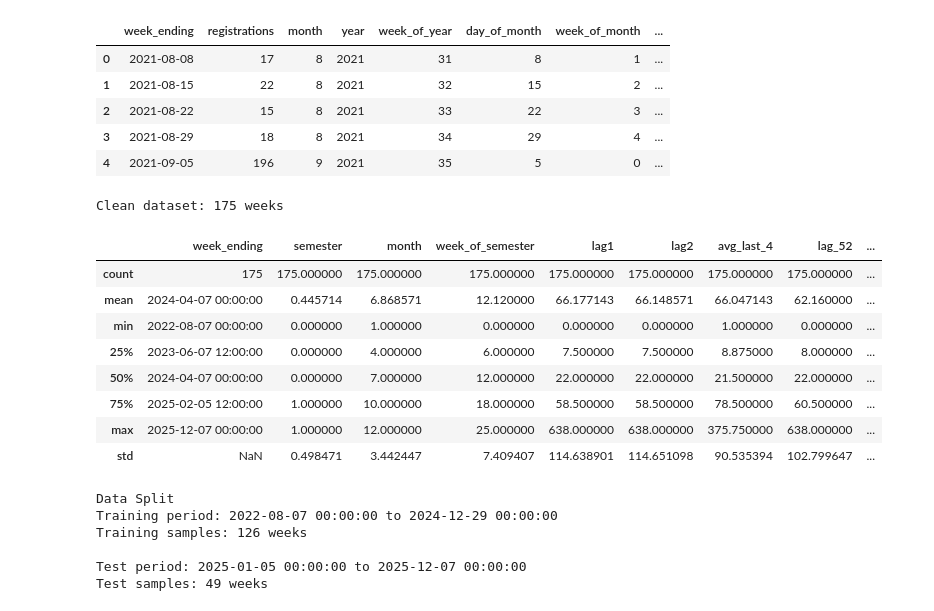
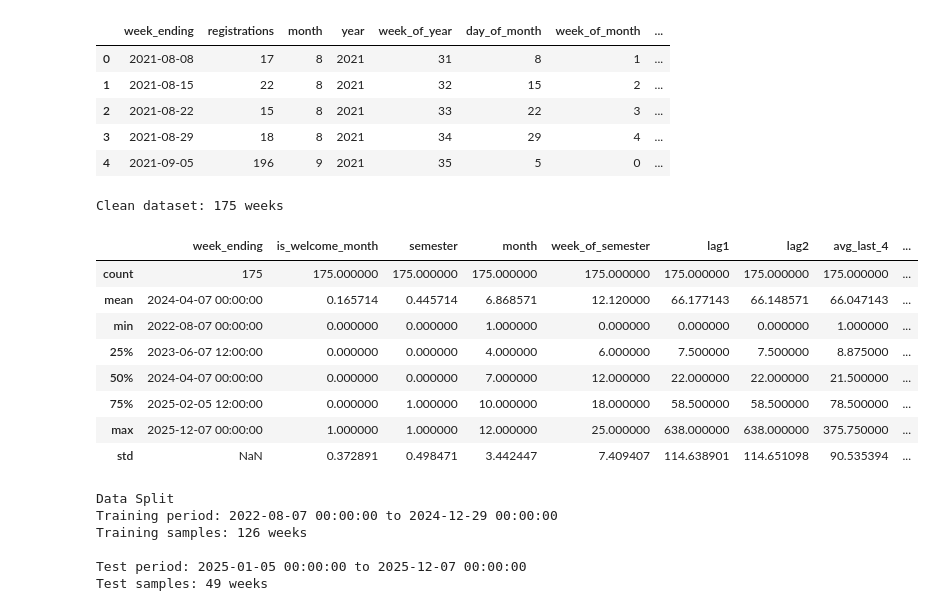
Before and after one commit to franciscopana/M.IA_Time-Series-Forecasting, a Jupyter notebook: forecast.ipynb, the cells around one changed output. Drawn from its saved outputs; the diff is of its cells as text; code cells hidden in the pictures.

```diff
--- a/forecast_single_model.ipynb
+++ b/forecast.ipynb
@@ -175,34 +174,34 @@ Features created.
 # %%
 feature_cols = [
     'week_ending', # useful only for splitting the data, not for modeling
-    #'is_welcome_month',
+    'is_welcome_month',
     'semester',
     'month',
     'week_of_semester',
     'lag1',
     'lag2',
     'avg_last_4',
     'lag_52',
     'registrations' # target variable
 ]
 
 # keep only the features in the list, discard the columns that are not in the list
 df_clean = df_features[feature_cols]
 # drop NaNs created by lag features
 df_clean = df_clean.dropna().copy()
 print(f"Clean dataset: {len(df_clean)} weeks")
 df_clean.describe()
 # %% [output]
 Clean dataset: 175 weeks
-|  | week_ending | semester | month | week_of_semester | lag1 | lag2 | avg_last_4 | lag_52 | ... |
+|  | week_ending | is_welcome_month | semester | month | week_of_semester | lag1 | lag2 | avg_last_4 | ... |
 | count | 175 | 175.000000 | 175.000000 | 175.000000 | 175.000000 | 175.000000 | 175.000000 | 175.000000 | ... |
-| mean | 2024-04-07 00:00:00 | 0.445714 | 6.868571 | 12.120000 | 66.177143 | 66.148571 | 66.047143 | 62.160000 | ... |
-| min | 2022-08-07 00:00:00 | 0.000000 | 1.000000 | 0.000000 | 0.000000 | 0.000000 | 1.000000 | 0.000000 | ... |
-| 25% | 2023-06-07 12:00:00 | 0.000000 | 4.000000 | 6.000000 | 7.500000 | 7.500000 | 8.875000 | 8.000000 | ... |
-| 50% | 2024-04-07 00:00:00 | 0.000000 | 7.000000 | 12.000000 | 22.000000 | 22.000000 | 21.500000 | 22.000000 | ... |
-| 75% | 2025-02-05 12:00:00 | 1.000000 | 10.000000 | 18.000000 | 58.500000 | 58.500000 | 78.500000 | 60.500000 | ... |
-| max | 2025-12-07 00:00:00 | 1.000000 | 12.000000 | 25.000000 | 638.000000 | 638.000000 | 375.750000 | 638.000000 | ... |
-| std | NaN | 0.498471 | 3.442447 | 7.409407 | 114.638901 | 114.651098 | 90.535394 | 102.799647 | ... |
+| mean | 2024-04-07 00:00:00 | 0.165714 | 0.445714 | 6.868571 | 12.120000 | 66.177143 | 66.148571 | 66.047143 | ... |
+| min | 2022-08-07 00:00:00 | 0.000000 | 0.000000 | 1.000000 | 0.000000 | 0.000000 | 0.000000 | 1.000000 | ... |
+| 25% | 2023-06-07 12:00:00 | 0.000000 | 0.000000 | 4.000000 | 6.000000 | 7.500000 | 7.500000 | 8.875000 | ... |
+| 50% | 2024-04-07 00:00:00 | 0.000000 | 0.000000 | 7.000000 | 12.000000 | 22.000000 | 22.000000 | 21.500000 | ... |
+| 75% | 2025-02-05 12:00:00 | 0.000000 | 1.000000 | 10.000000 | 18.000000 | 58.500000 | 58.500000 | 78.500000 | ... |
+| max | 2025-12-07 00:00:00 | 1.000000 | 1.000000 | 12.000000 | 25.000000 | 638.000000 | 638.000000 | 375.750000 | ... |
+| std | NaN | 0.372891 | 0.498471 | 3.442447 | 7.409407 | 114.638901 | 114.651098 | 90.535394 | ... |
 # %%
 TEST_MONTH = 1
 TEST_YEAR = 2025
```
Also changed, not shown: parts of 12 cells of this notebook, 25 other files.
